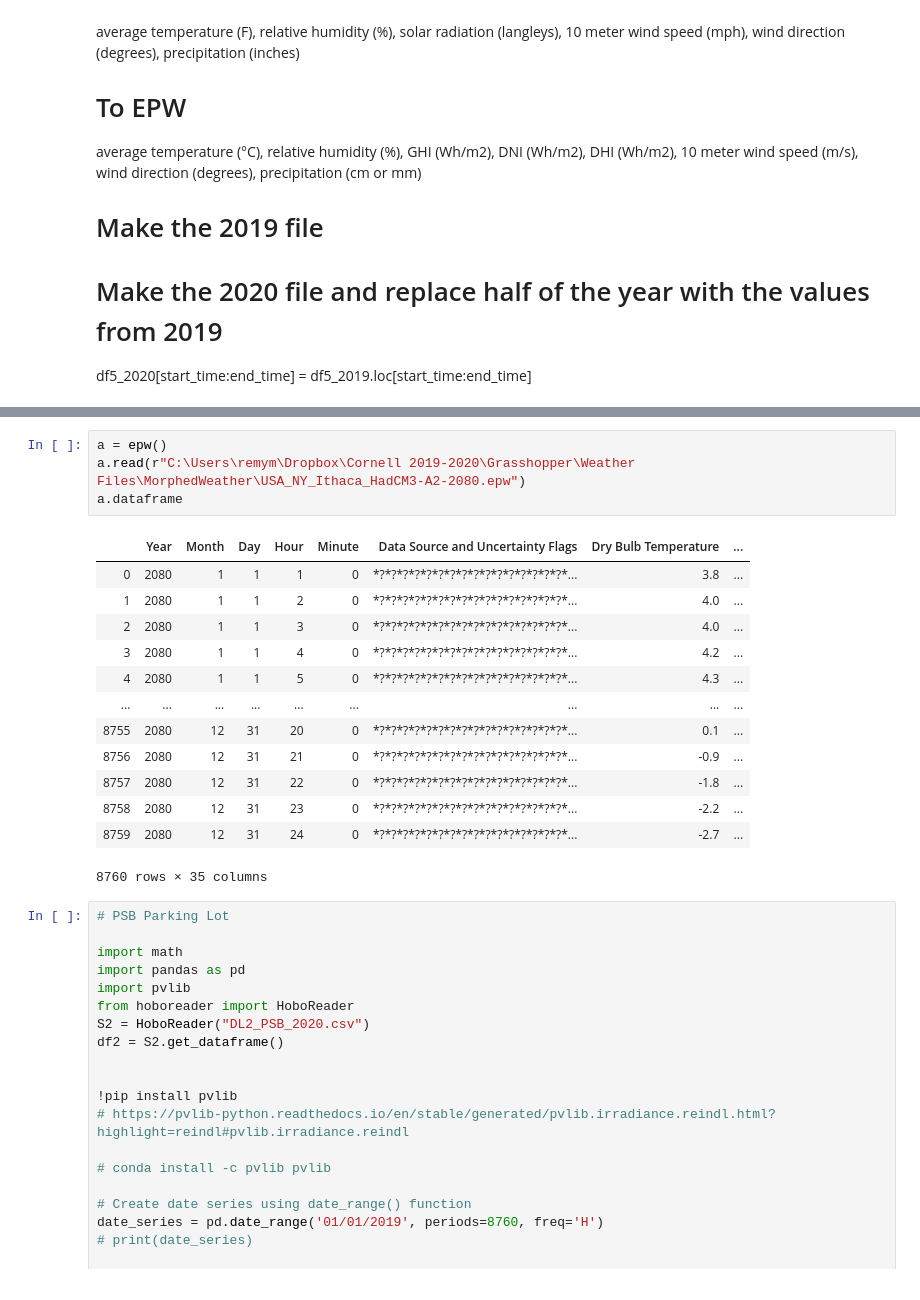
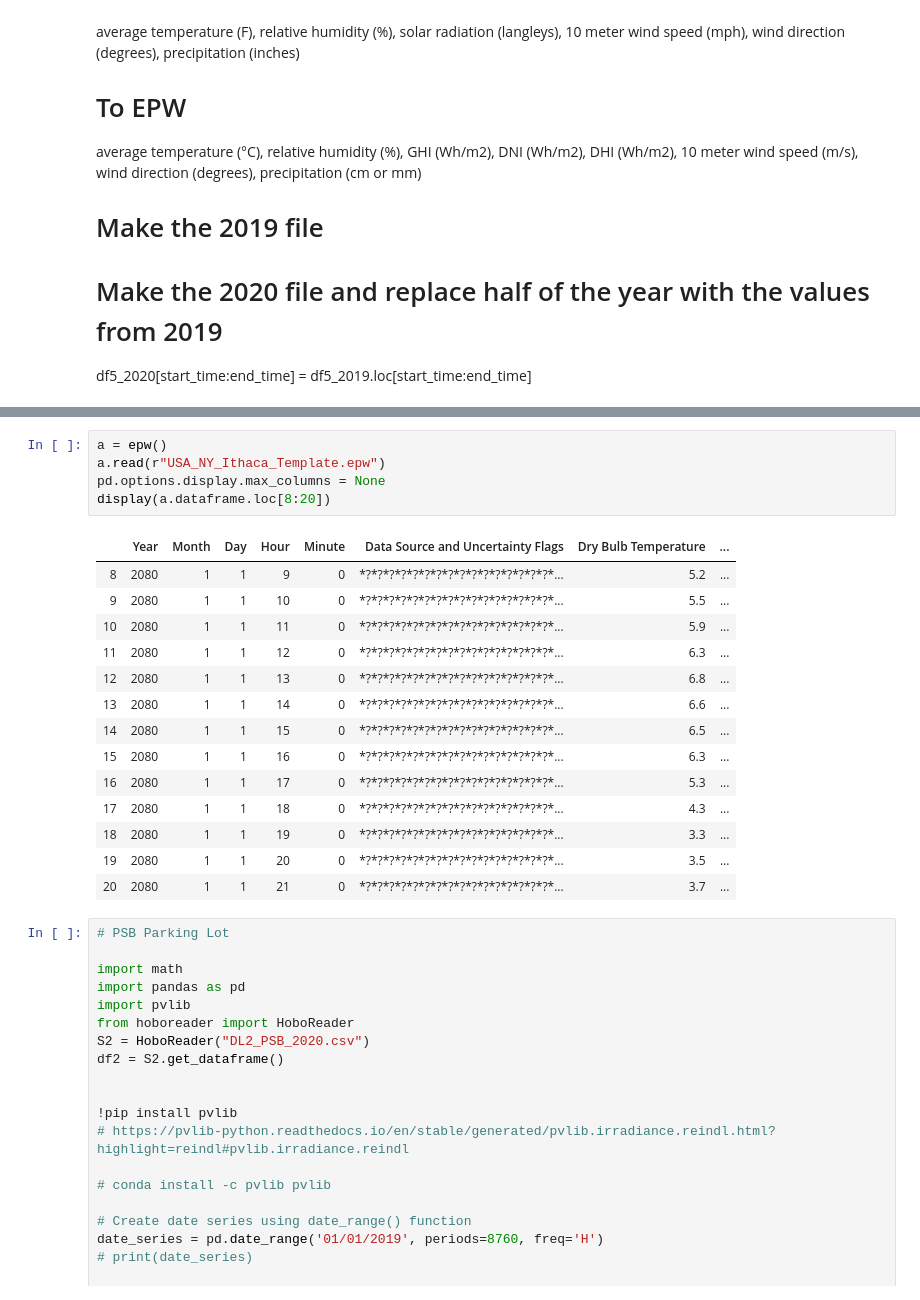
Before and after one commit to kastnerp/CampusMicroclimateAndWeather, a Jupyter notebook: ReadPlot.ipynb, the cells around one changed output, grey strips where cells are left out. Cells and saved outputs as stored; diff of their text form.

```diff
--- a/ReadPlot.ipynb
+++ b/ReadPlot.ipynb
@@ -679,21 +684,23 @@ array([10, 10, 10, ...,  5,  0,  0])
-# %%
-a = epw()
-a.read(r"C:\Users\remym\Dropbox\Cornell 2019-2020\Grasshopper\Weather Files\MorphedWeather\USA_NY_Ithaca_HadCM3-A2-2080.epw")
-a.dataframe
-# %% [output]
-|  | Year | Month | Day | Hour | Minute | Data Source and Uncertainty Flags | Dry Bulb Temperature | ... |
-| 0 | 2080 | 1 | 1 | 1 | 0 | *?*?*?*?*?*?*?*?*?*?*?*?*?*?*?*?*... | 3.8 | ... |
-| 1 | 2080 | 1 | 1 | 2 | 0 | *?*?*?*?*?*?*?*?*?*?*?*?*?*?*?*?*... | 4.0 | ... |
-| 2 | 2080 | 1 | 1 | 3 | 0 | *?*?*?*?*?*?*?*?*?*?*?*?*?*?*?*?*... | 4.0 | ... |
-| 3 | 2080 | 1 | 1 | 4 | 0 | *?*?*?*?*?*?*?*?*?*?*?*?*?*?*?*?*... | 4.2 | ... |
-| 4 | 2080 | 1 | 1 | 5 | 0 | *?*?*?*?*?*?*?*?*?*?*?*?*?*?*?*?*... | 4.3 | ... |
-| ... | ... | ... | ... | ... | ... | ... | ... | ... |
-| 8755 | 2080 | 12 | 31 | 20 | 0 | *?*?*?*?*?*?*?*?*?*?*?*?*?*?*?*?*... | 0.1 | ... |
-| 8756 | 2080 | 12 | 31 | 21 | 0 | *?*?*?*?*?*?*?*?*?*?*?*?*?*?*?*?*... | -0.9 | ... |
-| 8757 | 2080 | 12 | 31 | 22 | 0 | *?*?*?*?*?*?*?*?*?*?*?*?*?*?*?*?*... | -1.8 | ... |
-| 8758 | 2080 | 12 | 31 | 23 | 0 | *?*?*?*?*?*?*?*?*?*?*?*?*?*?*?*?*... | -2.2 | ... |
-| 8759 | 2080 | 12 | 31 | 24 | 0 | *?*?*?*?*?*?*?*?*?*?*?*?*?*?*?*?*... | -2.7 | ... |
-8760 rows × 35 columns
+# %%
+a = epw()
+a.read(r"USA_NY_Ithaca_Template.epw")
+pd.options.display.max_columns = None
+display(a.dataframe.loc[8:20])
+# %% [output]
+|  | Year | Month | Day | Hour | Minute | Data Source and Uncertainty Flags | Dry Bulb Temperature | ... |
+| 8 | 2080 | 1 | 1 | 9 | 0 | *?*?*?*?*?*?*?*?*?*?*?*?*?*?*?*?*... | 5.2 | ... |
+| 9 | 2080 | 1 | 1 | 10 | 0 | *?*?*?*?*?*?*?*?*?*?*?*?*?*?*?*?*... | 5.5 | ... |
+| 10 | 2080 | 1 | 1 | 11 | 0 | *?*?*?*?*?*?*?*?*?*?*?*?*?*?*?*?*... | 5.9 | ... |
+| 11 | 2080 | 1 | 1 | 12 | 0 | *?*?*?*?*?*?*?*?*?*?*?*?*?*?*?*?*... | 6.3 | ... |
+| 12 | 2080 | 1 | 1 | 13 | 0 | *?*?*?*?*?*?*?*?*?*?*?*?*?*?*?*?*... | 6.8 | ... |
+| 13 | 2080 | 1 | 1 | 14 | 0 | *?*?*?*?*?*?*?*?*?*?*?*?*?*?*?*?*... | 6.6 | ... |
+| 14 | 2080 | 1 | 1 | 15 | 0 | *?*?*?*?*?*?*?*?*?*?*?*?*?*?*?*?*... | 6.5 | ... |
+| 15 | 2080 | 1 | 1 | 16 | 0 | *?*?*?*?*?*?*?*?*?*?*?*?*?*?*?*?*... | 6.3 | ... |
+| 16 | 2080 | 1 | 1 | 17 | 0 | *?*?*?*?*?*?*?*?*?*?*?*?*?*?*?*?*... | 5.3 | ... |
+| 17 | 2080 | 1 | 1 | 18 | 0 | *?*?*?*?*?*?*?*?*?*?*?*?*?*?*?*?*... | 4.3 | ... |
+| 18 | 2080 | 1 | 1 | 19 | 0 | *?*?*?*?*?*?*?*?*?*?*?*?*?*?*?*?*... | 3.3 | ... |
+| 19 | 2080 | 1 | 1 | 20 | 0 | *?*?*?*?*?*?*?*?*?*?*?*?*?*?*?*?*... | 3.5 | ... |
+| 20 | 2080 | 1 | 1 | 21 | 0 | *?*?*?*?*?*?*?*?*?*?*?*?*?*?*?*?*... | 3.7 | ... |
 # %%
 # PSB Parking Lot
 
```
Also changed, not shown: parts of 4 cells of this notebook, 1 other file.
